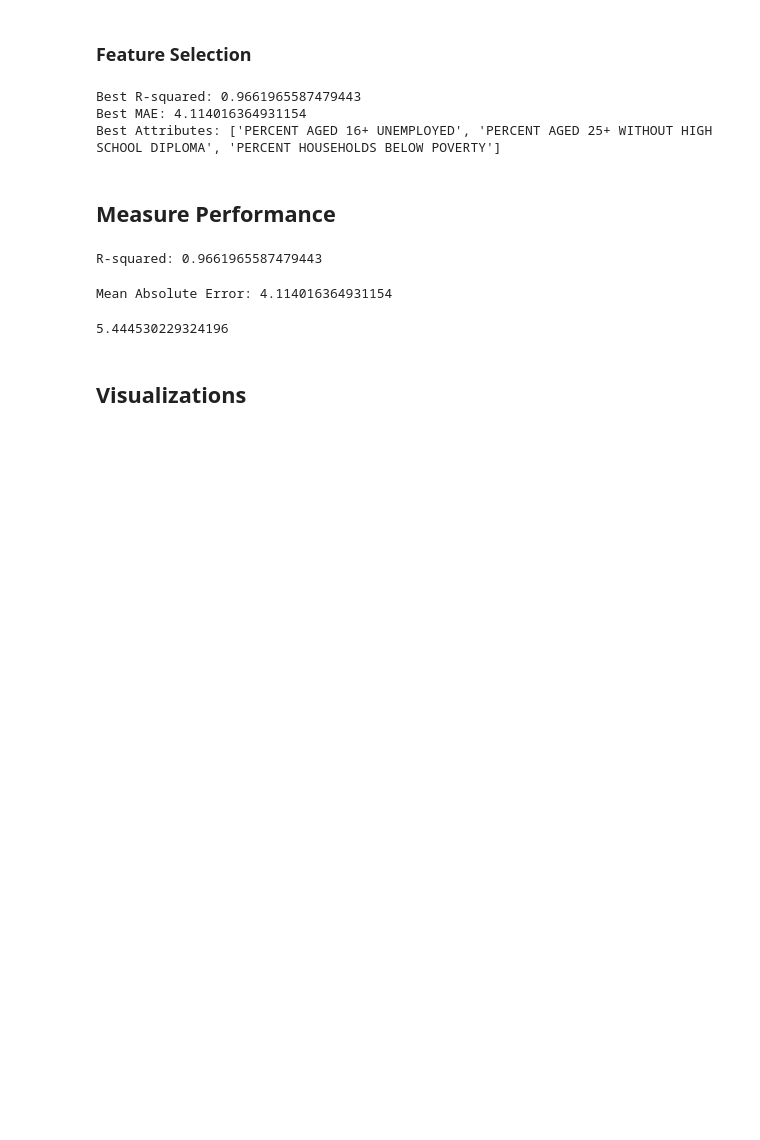
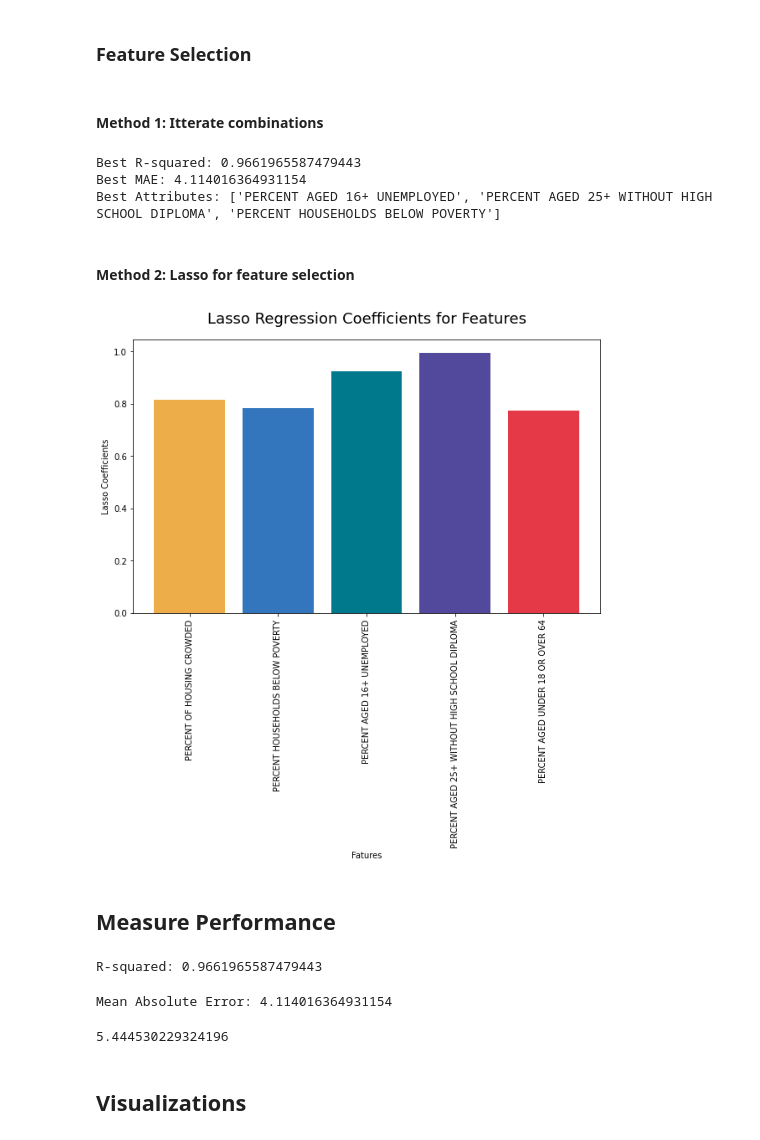
Before and after one commit to esoto15/chicago-hardship-analysis, a Jupyter notebook: DataAnalysis.ipynb, the cells around one changed output. Saved outputs shown, nothing was run; the diff lists cells and outputs as text; code cells hidden in the pictures; blank space fills up the shorter version.

Commit message:
SHAP, RandomForestRegressor, Lasso

```diff
--- a/DataAnalysis.ipynb
+++ b/DataAnalysis.ipynb
@@ -79,5 +85,7 @@ Index(['PERCENT OF HOUSING CROWDED', 'PERCENT HOUSEHOLDS BELOW POVERTY',
 # %% [markdown]
 ### Feature Selection
+# %% [markdown]
+#### Method 1: Itterate combinations
 # %%
 from itertools import combinations
 from sklearn.metrics import r2_score, mean_absolute_error
@@ -126,3 +134,5 @@ print(f"Best Attributes: {best_attributes}")
 Best R-squared: 0.9661965587479443
 Best MAE: 4.114016364931154
 Best Attributes: ['PERCENT AGED 16+ UNEMPLOYED', 'PERCENT AGED 25+ WITHOUT HIGH SCHOOL DIPLOMA', 'PERCENT HOUSEHOLDS BELOW POVERTY']
+# %% [markdown]
+#### Method 2: Lasso for feature selection
@@ -129,3 +141,20 @@ Best Attributes: ['PERCENT AGED 16+ UNEMPLOYED', 'PERCENT AGED 25+ WITHOUT HIGH
+# %%
+A = df.drop(['HARDSHIP INDEX', 'PER CAPITA INCOME '], axis=1).values
+b = df['HARDSHIP INDEX'].values
+names = df.drop(['HARDSHIP INDEX', 'PER CAPITA INCOME '], axis=1).columns
+lasso = Lasso(alpha=0.1)
+lasso_coef = lasso.fit(A, b).coef_
+# %%
+plt.figure(figsize=(10,6))
+bar_colors = ['#EDAE49', '#3376BD', '#00798C', '#52489C', '#E63948']
+plt.bar(names, lasso_coef, color=bar_colors)
+plt.xticks(rotation=90)
+plt.title('Lasso Regression Coefficients for Features', fontsize=18, pad=20)
+plt.ylabel('Lasso Coefficients')
+plt.xlabel('Fatures')
+plt.show()
+# %% [output]
+[figure, added]
 # %% [markdown]
 ## Measure Performance
 # %%
```
Also changed, not shown: parts of 5 cells of this notebook, 1 other file.
